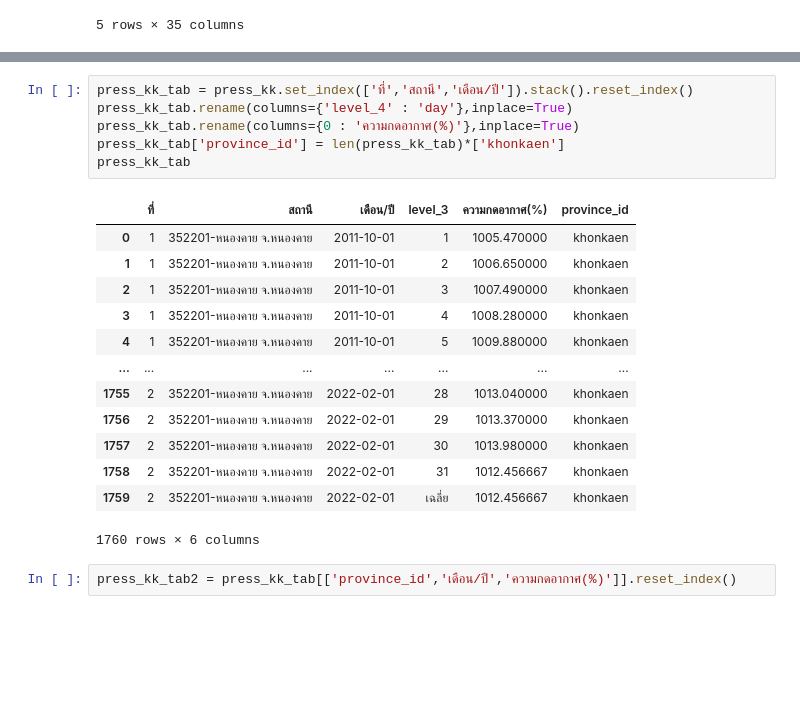
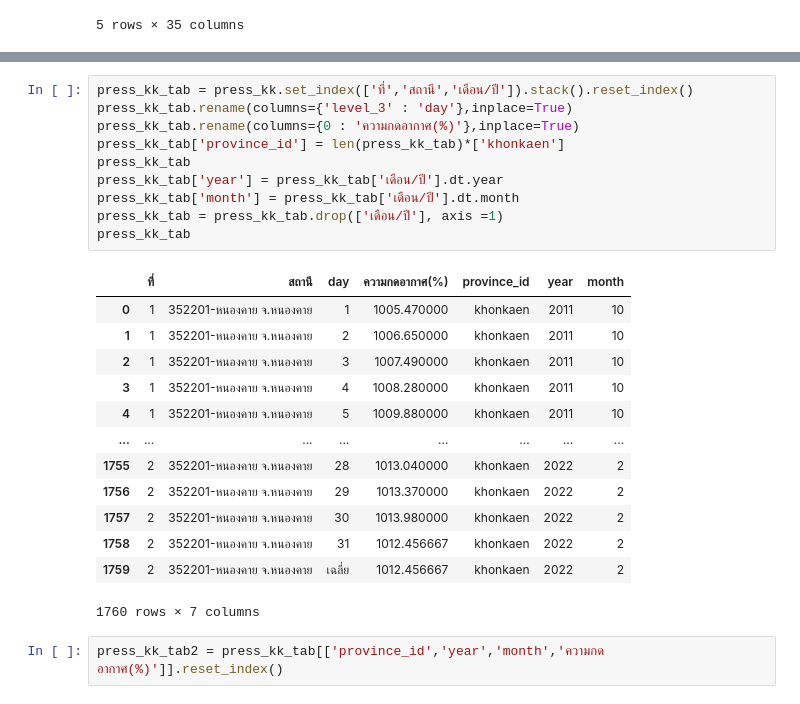
Before and after one commit to Aingon14/BSC_DPDM23, a Jupyter notebook: midterm_bscdpdm23.ipynb, the cells around one changed output, grey strips where cells are left out. Saved outputs shown, nothing was run; the diff lists cells and outputs as text; blank space fills up the shorter version.

```diff
--- a/midterm_bscdpdm23.ipynb
+++ b/midterm_bscdpdm23.ipynb
@@ -1840,22 +1819,26 @@ press_kk
 # %%
 press_kk_tab = press_kk.set_index(['ที่','สถานี','เดือน/ปี']).stack().reset_index()
-press_kk_tab.rename(columns={'level_4' : 'day'},inplace=True)
+press_kk_tab.rename(columns={'level_3' : 'day'},inplace=True)
 press_kk_tab.rename(columns={0 : 'ความกดอากาศ(%)'},inplace=True)
 press_kk_tab['province_id'] = len(press_kk_tab)*['khonkaen']
 press_kk_tab
+press_kk_tab['year'] = press_kk_tab['เดือน/ปี'].dt.year
+press_kk_tab['month'] = press_kk_tab['เดือน/ปี'].dt.month
+press_kk_tab = press_kk_tab.drop(['เดือน/ปี'], axis =1)
+press_kk_tab
 # %% [output]
-|  | ที่ | สถานี | เดือน/ปี | level_3 | ความกดอากาศ(%) | province_id |
-| 0 | 1 | 352201-หนองคาย จ.หนองคาย | 2011-10-01 | 1 | 1005.470000 | khonkaen |
-| 1 | 1 | 352201-หนองคาย จ.หนองคาย | 2011-10-01 | 2 | 1006.650000 | khonkaen |
-| 2 | 1 | 352201-หนองคาย จ.หนองคาย | 2011-10-01 | 3 | 1007.490000 | khonkaen |
-| 3 | 1 | 352201-หนองคาย จ.หนองคาย | 2011-10-01 | 4 | 1008.280000 | khonkaen |
-| 4 | 1 | 352201-หนองคาย จ.หนองคาย | 2011-10-01 | 5 | 1009.880000 | khonkaen |
-| ... | ... | ... | ... | ... | ... | ... |
-| 1755 | 2 | 352201-หนองคาย จ.หนองคาย | 2022-02-01 | 28 | 1013.040000 | khonkaen |
-| 1756 | 2 | 352201-หนองคาย จ.หนองคาย | 2022-02-01 | 29 | 1013.370000 | khonkaen |
-| 1757 | 2 | 352201-หนองคาย จ.หนองคาย | 2022-02-01 | 30 | 1013.980000 | khonkaen |
-| 1758 | 2 | 352201-หนองคาย จ.หนองคาย | 2022-02-01 | 31 | 1012.456667 | khonkaen |
-| 1759 | 2 | 352201-หนองคาย จ.หนองคาย | 2022-02-01 | เฉลี่ย | 1012.456667 | khonkaen |
+|  | ที่ | สถานี | day | ความกดอากาศ(%) | province_id | year | month |
+| 0 | 1 | 352201-หนองคาย จ.หนองคาย | 1 | 1005.470000 | khonkaen | 2011 | 10 |
+| 1 | 1 | 352201-หนองคาย จ.หนองคาย | 2 | 1006.650000 | khonkaen | 2011 | 10 |
+| 2 | 1 | 352201-หนองคาย จ.หนองคาย | 3 | 1007.490000 | khonkaen | 2011 | 10 |
+| 3 | 1 | 352201-หนองคาย จ.หนองคาย | 4 | 1008.280000 | khonkaen | 2011 | 10 |
+| 4 | 1 | 352201-หนองคาย จ.หนองคาย | 5 | 1009.880000 | khonkaen | 2011 | 10 |
+| ... | ... | ... | ... | ... | ... | ... | ... |
+| 1755 | 2 | 352201-หนองคาย จ.หนองคาย | 28 | 1013.040000 | khonkaen | 2022 | 2 |
+| 1756 | 2 | 352201-หนองคาย จ.หนองคาย | 29 | 1013.370000 | khonkaen | 2022 | 2 |
+| 1757 | 2 | 352201-หนองคาย จ.หนองคาย | 30 | 1013.980000 | khonkaen | 2022 | 2 |
+| 1758 | 2 | 352201-หนองคาย จ.หนองคาย | 31 | 1012.456667 | khonkaen | 2022 | 2 |
+| 1759 | 2 | 352201-หนองคาย จ.หนองคาย | เฉลี่ย | 1012.456667 | khonkaen | 2022 | 2 |
-1760 rows × 6 columns
+1760 rows × 7 columns
 # %%
-press_kk_tab2 = press_kk_tab[['province_id','เดือน/ปี','ความกดอากาศ(%)']].reset_index()
+press_kk_tab2 = press_kk_tab[['province_id','year','month','ความกดอากาศ(%)']].reset_index()
```
Also changed, not shown: parts of 18 cells of this notebook.
